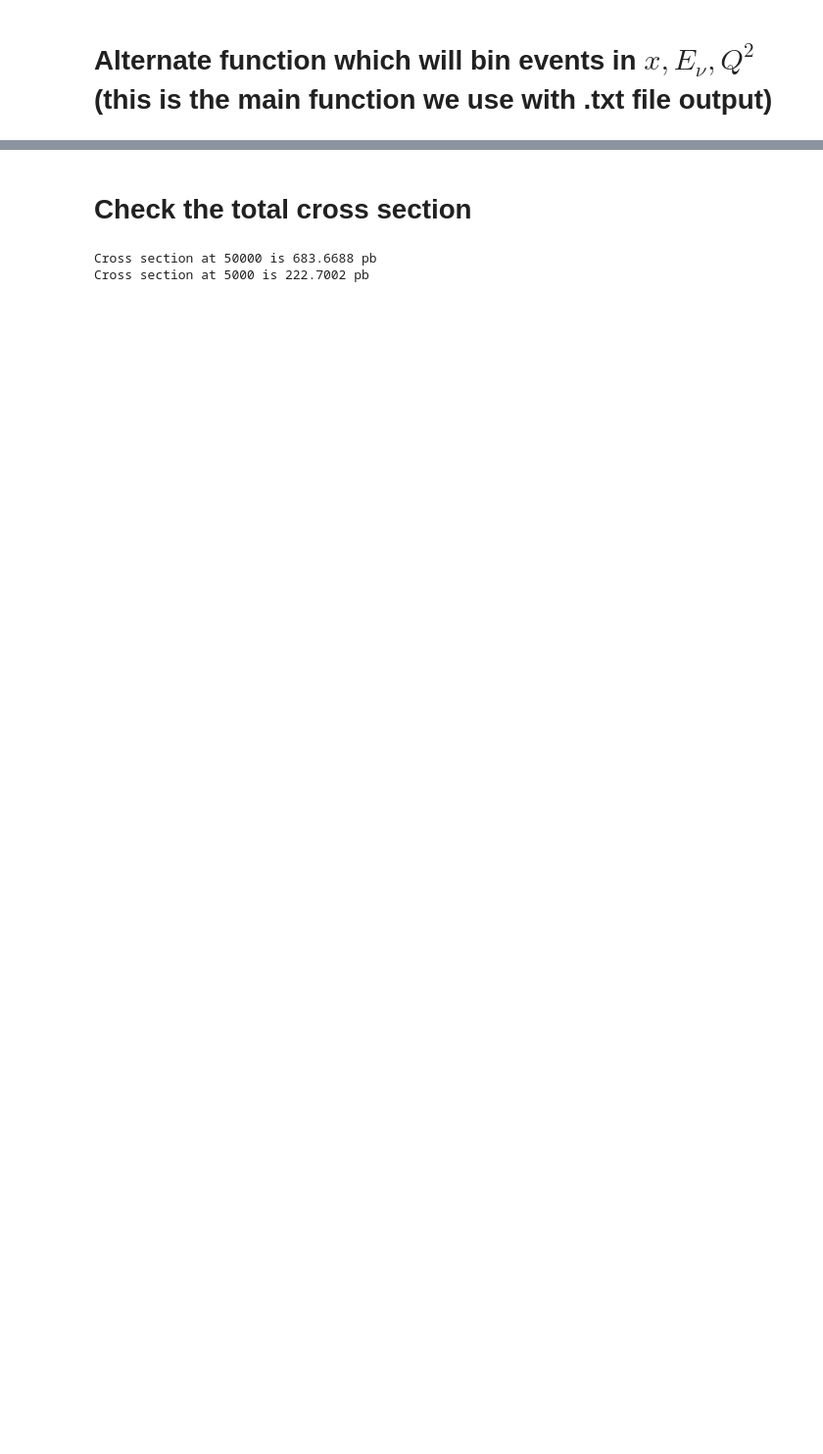
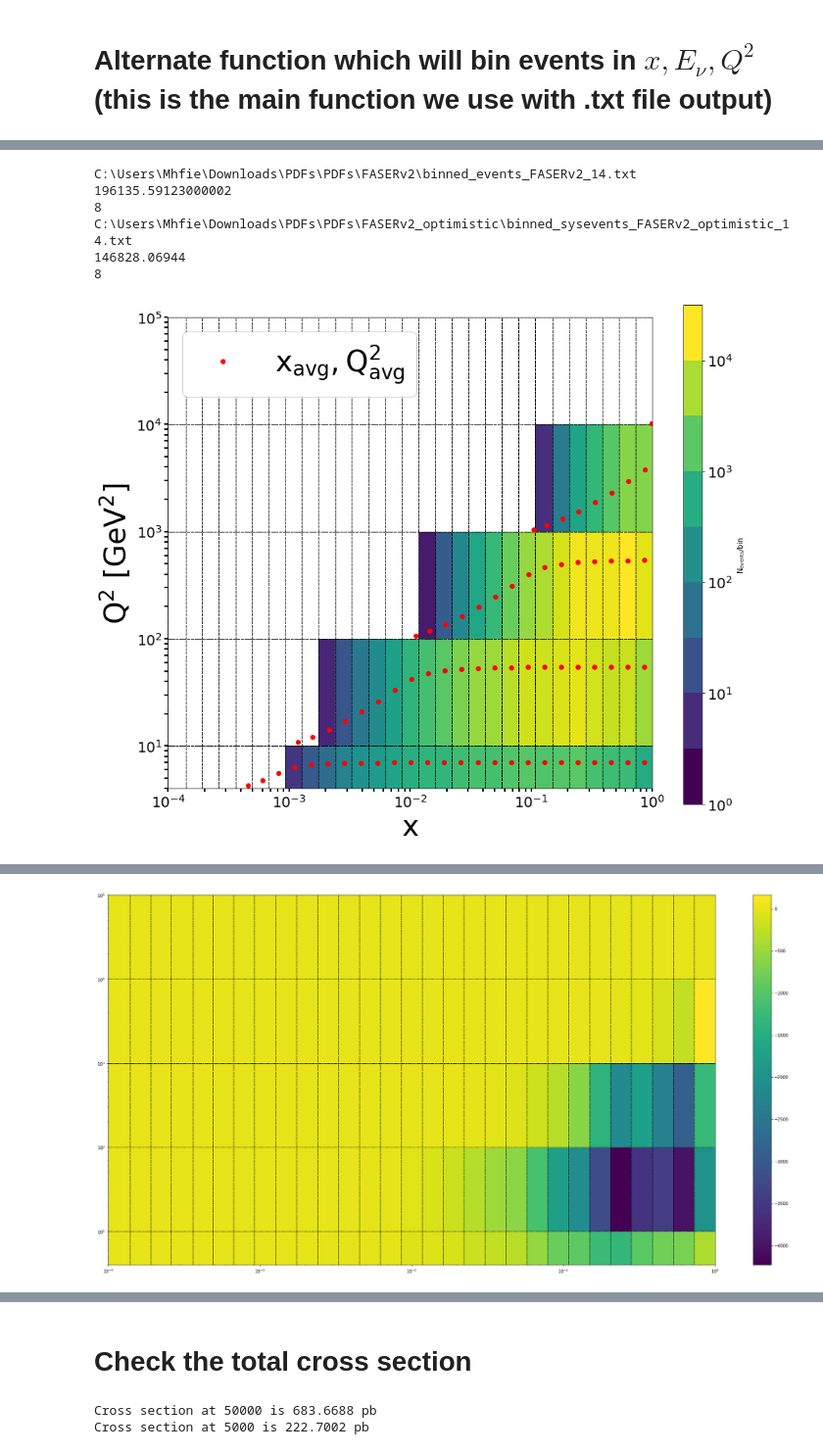
Before and after one commit to LHCfitNikhef/FPF-WG1, a Jupyter notebook: results/PDFsAtFPF.ipynb, the cells around one changed output, grey strips where cells are left out. Shown at 98% size. Saved outputs shown, nothing was run; the diff lists cells and outputs as text; code cells hidden in the pictures; blank space fills up the shorter version.

```diff
--- a/results/PDFsAtFPF.ipynb
+++ b/results/PDFsAtFPF.ipynb
@@ -428,0 +1400,33 @@ winsound.Beep(440,250)
+# %%
+
+# fig , (ax1,ax2) = plt.subplots(1,2)
+experiment = 'FASERv2'
+name = os.path.join(os.getcwd(),experiment,'binned_events_FASERv2_14.txt')
+print(name)
+N, N2d,x_edges,x_lower,x_upper,xavg,Q2_edges,q2_lower,q2_upper,qavg,diffxsec2d,xsec2d = file_reader2(name)
+vmin = np.max(N2d)
+print(np.sum(N2d))
+a,b = plot_events(N, N2d,x_edges,x_lower,x_upper,xavg,Q2_edges,q2_lower,q2_upper,qavg,diffxsec2d,xsec2d,experiment = experiment);
+N0 = np.copy(N2d)
+
+experiment = 'FASERv2_optimistic'
+name = os.path.join(os.getcwd(),experiment,'binned_sysevents_FASERv2_optimistic_14.txt')
+print(name)
+N, N2d,x_edges,x_lower,x_upper,xavg,Q2_edges,q2_lower,q2_upper,qavg,diffxsec2d,xsec2d = file_reader2(name)
+print(np.sum(N2d))
+a,b = plot_events(N, N2d,x_edges,x_lower,x_upper,xavg,Q2_edges,q2_lower,q2_upper,qavg,diffxsec2d,xsec2d,experiment = experiment);
+N1 = np.copy(N2d)
+
+plt.figure(figsize = (32,16))
+plt.pcolormesh(x_edges,Q2_edges,np.transpose(N1-N0))
+plt.colorbar()
+plt.xscale('log');plt.yscale('log')
+plotgrid(x_lower,x_upper,q2_lower,q2_upper)
+# %% [output]
+C:\Users\Mhfie\Downloads\PDFs\PDFs\FASERv2\binned_events_FASERv2_14.txt
+196135.59123000002
+8
+C:\Users\Mhfie\Downloads\PDFs\PDFs\FASERv2_optimistic\binned_sysevents_FASERv2_optimistic_14.txt
+146828.06944
+8
+[figure, added]
@@ -428,0 +1434 @@ winsound.Beep(440,250)
+[figure, added]
```
Also changed, not shown: parts of 35 cells of this notebook.
